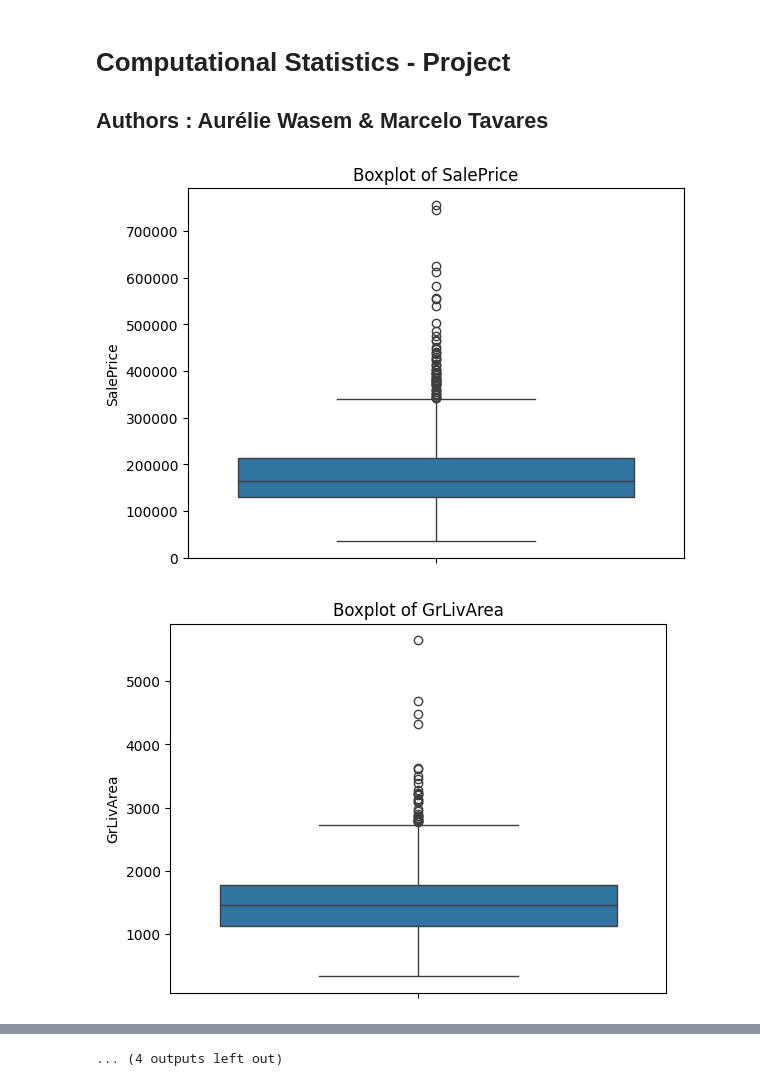
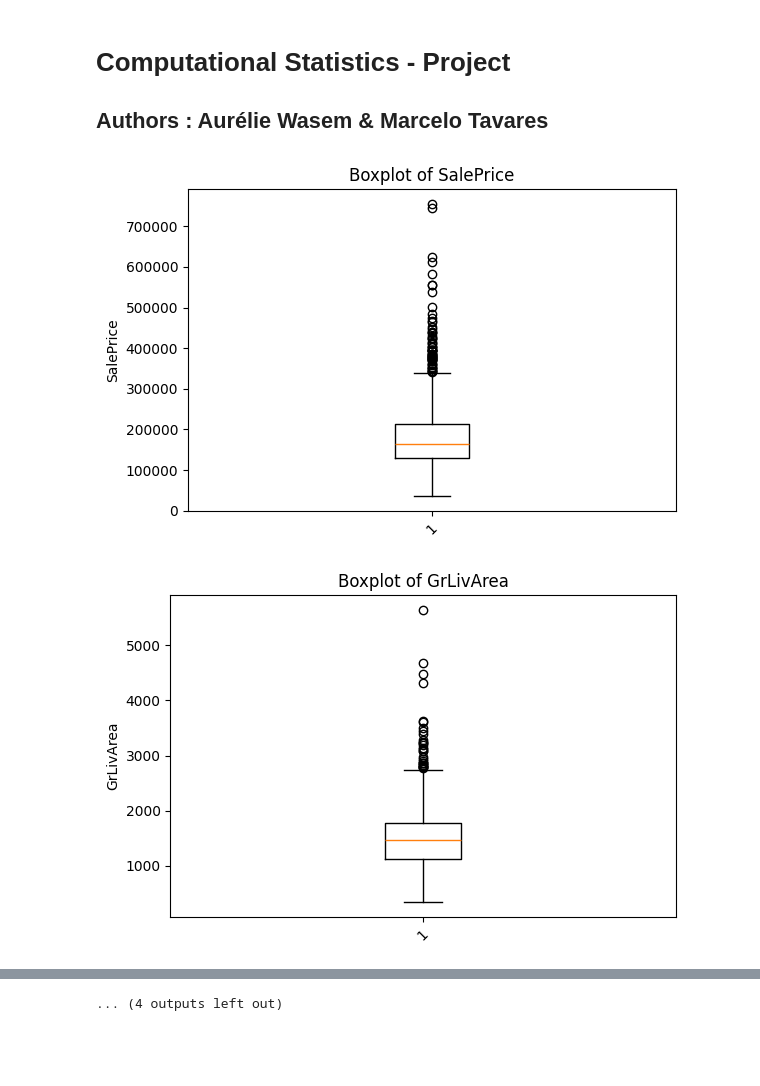
Before and after one commit to decimoplays/CStat-Project, a Jupyter notebook: cstat-project.ipynb, the cells around one changed output, grey strips where cells are left out. Cells and saved outputs as stored; diff of their text form; code cells hidden in the pictures; blank space fills up the shorter version.

```diff
--- a/cstat-project.ipynb
+++ b/cstat-project.ipynb
@@ -15,11 +20,28 @@ lst = ['SalePrice', 'GrLivArea', 'LotArea', 'OverallQual',
        '2ndFlrSF', 'FullBath', 'HalfBath', 'BedroomAbvGr',
        'TotRmsAbvGrd', 'WoodDeckSF', 'ScreenPorch', 'PoolArea']
 # %%
-for element in lst:
-    plt.figure()
-    sns.boxplot(y=train_df[element].dropna())
-    plt.title(f'Boxplot of {element}')
+# Parcourir toutes les colonnes
+for column in lst:
+    plt.figure(figsize=(6, 4))
+    if train_df[column].dtype in ['int64', 'float64']:
+        # Boxplot classique pour les colonnes numériques
+        plt.boxplot(train_df[column].dropna())
+        plt.title(f'Boxplot of {column}')
+        plt.ylabel(column)
+    else:
+        # Boxplot SalePrice par modalité pour les colonnes qualitatives
+        if 'SalePrice' in train_df.columns:
+            try:
+                train_df.boxplot(column='SalePrice', by=column, grid=False, figsize=(8, 5))
+                plt.title(f'SalePrice by {column}')
+                plt.suptitle('')
+                plt.ylabel("SalePrice")
+            except:
+                plt.close()  # Certaines colonnes peuvent poser problème si trop de catégories uniques
+
+    plt.xticks(rotation=45)
+    plt.tight_layout()
     plt.show()
 # %% [output]
-[figure, old version]
+[figure, new version]
-[figure, old version]
+[figure, new version]
```
Also changed, not shown: parts of 7 cells of this notebook.
